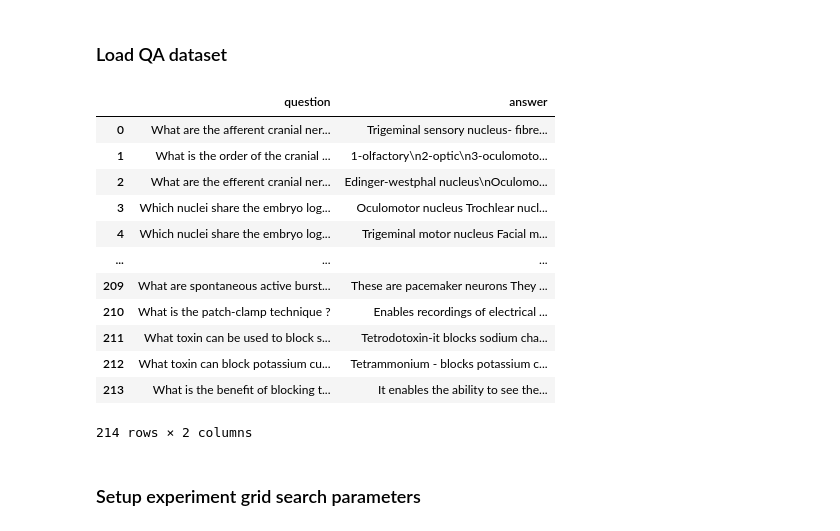
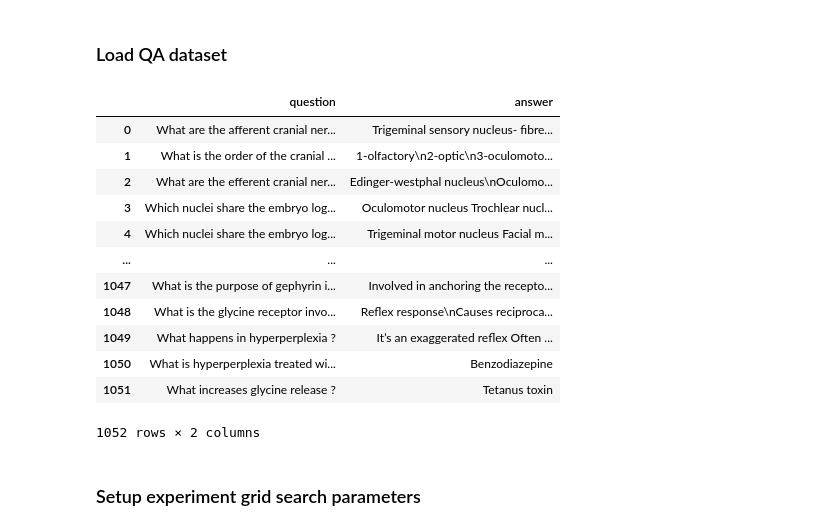
Before and after one commit to Biomed-imaging-lab/NeuroRAG, a Jupyter notebook: research-raw-rags/raw-llms.ipynb, the cells around one changed output. Saved outputs shown, nothing was run; the diff lists cells and outputs as text; code cells hidden in the pictures.

```diff
--- a/research-raw-rags/raw-llms.ipynb
+++ b/research-raw-rags/raw-llms.ipynb
@@ -222,22 +222,22 @@ def get_chatgpt_40_mini_llm(temperature=0):
 # %% [markdown]
 ### Load QA dataset
 # %%
-qa_df = pd.read_csv('brainscape.csv')[:214]
+qa_df = pd.read_csv('brainscape.csv')
 qa_df
 # %% [output]
 |  | question | answer |
 | 0 | What are the afferent cranial ner... | Trigeminal sensory nucleus- fibre... |
 | 1 | What is the order of the cranial ... | 1-olfactory\n2-optic\n3-oculomoto... |
 | 2 | What are the efferent cranial ner... | Edinger-westphal nucleus\nOculomo... |
 | 3 | Which nuclei share the embryo log... | Oculomotor nucleus Trochlear nucl... |
 | 4 | Which nuclei share the embryo log... | Trigeminal motor nucleus Facial m... |
 | ... | ... | ... |
-| 209 | What are spontaneous active burst... | These are pacemaker neurons They ... |
-| 210 | What is the patch-clamp technique ? | Enables recordings of electrical ... |
-| 211 | What toxin can be used to block s... | Tetrodotoxin-it blocks sodium cha... |
-| 212 | What toxin can block potassium cu... | Tetrammonium - blocks potassium c... |
-| 213 | What is the benefit of blocking t... | It enables the ability to see the... |
+| 1047 | What is the purpose of gephyrin i... | Involved in anchoring the recepto... |
+| 1048 | What is the glycine receptor invo... | Reflex response\nCauses reciproca... |
+| 1049 | What happens in hyperperplexia ? | It’s an exaggerated reflex Often ... |
+| 1050 | What is hyperperplexia treated wi... | Benzodiazepine |
+| 1051 | What increases glycine release ? | Tetanus toxin |
-214 rows × 2 columns
+1052 rows × 2 columns
 # %% [markdown]
 ### Setup experiment grid search parameters
 # %%
```
Also changed, not shown: parts of 2 cells of this notebook, 1 other file.
